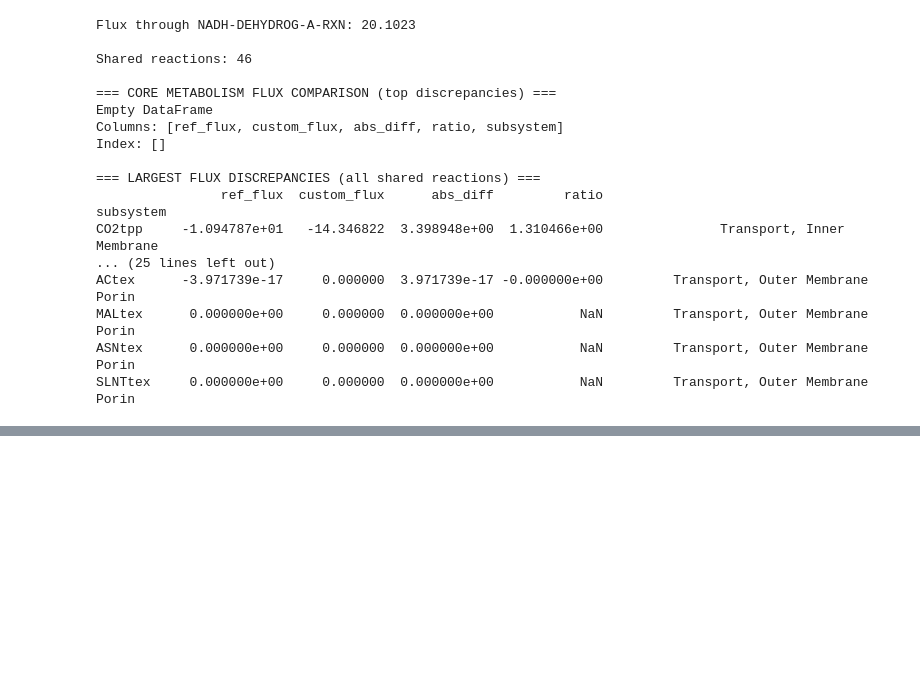
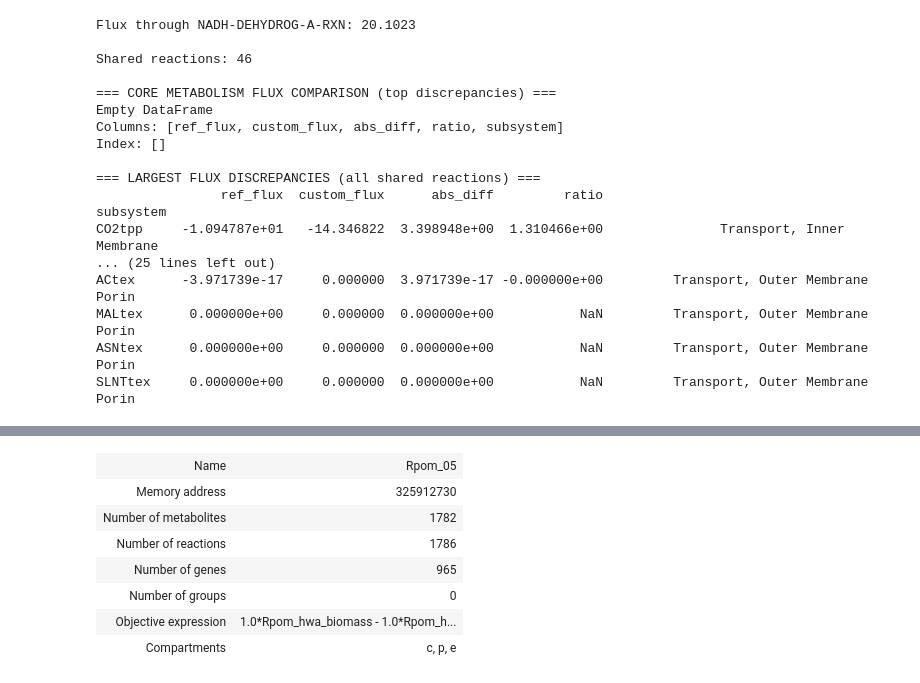
Before and after one commit to C-CoMP-STC/rpom-fba, a Jupyter notebook: notebooks/glucose_acetate.ipynb, the cells around one changed output, grey strips where cells are left out. Cells and saved outputs as stored; diff of their text form; code cells hidden in the pictures; blank space fills up the shorter version.

```diff
--- a/notebooks/glucose_acetate.ipynb
+++ b/notebooks/glucose_acetate.ipynb
@@ -3817,0 +3797,24 @@ plt.show()
+# %%
+import sys
+from helpers import *
+if ".." not in sys.path:
+    sys.path.append("..")
+
+import cobra
+import pandas as pd
+from cobra.io import read_sbml_model
+from tqdm import tqdm
+import numpy as np
+import matplotlib.pyplot as plt
+
+model = read_sbml_model("../model/Rpom_05.xml")
+model
+# %% [output]
+| Name | Rpom_05 |
+| Memory address | 325912730 |
+| Number of metabolites | 1782 |
+| Number of reactions | 1786 |
+| Number of genes | 965 |
+| Number of groups | 0 |
+| Objective expression | 1.0*Rpom_hwa_biomass - 1.0*Rpom_h... |
+| Compartments | c, p, e |
```
Also changed, not shown: parts of 7 cells of this notebook.
